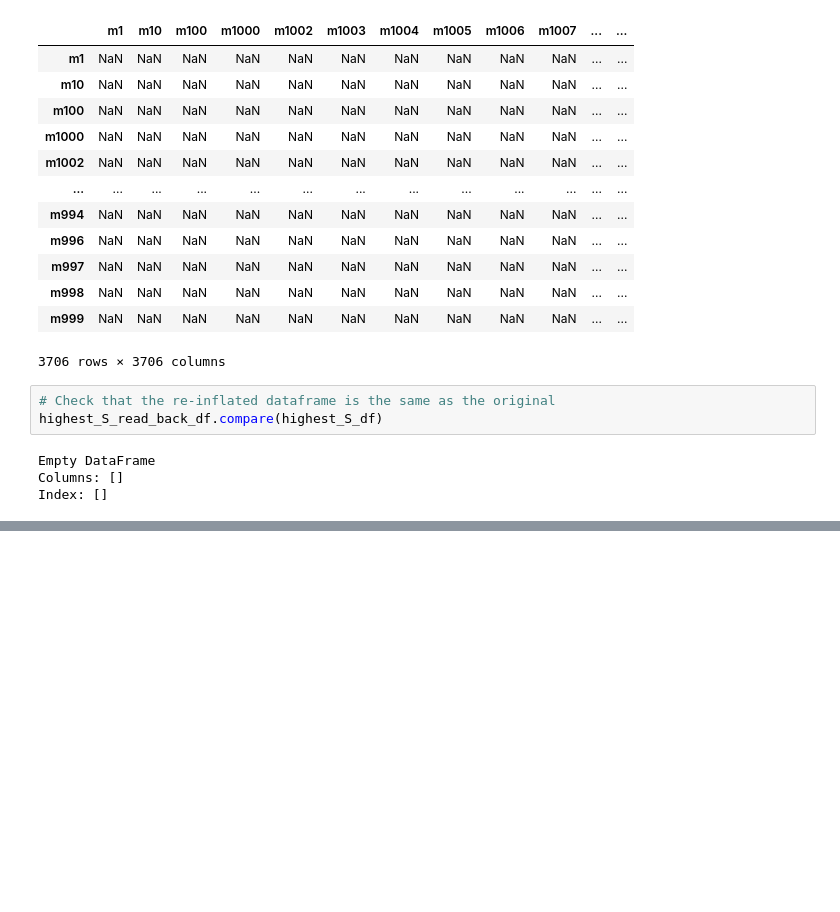
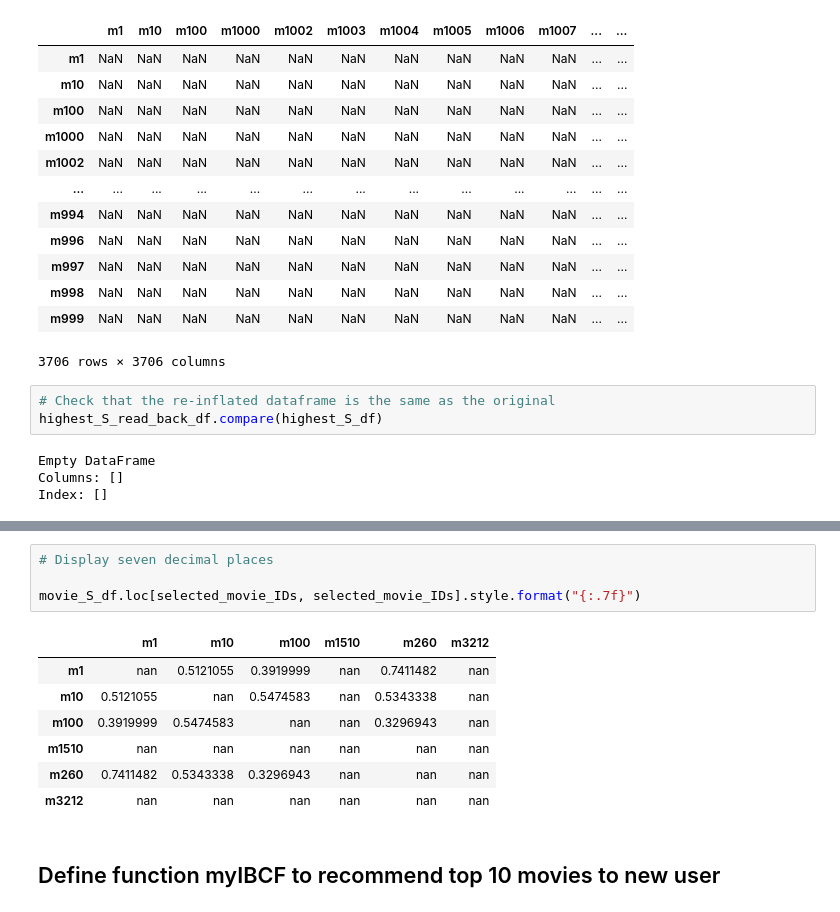
Before and after one commit to NealRyan/CS_598_Project_4-Movie_Recommender_System, a Jupyter notebook: System_II_Similarity_Matrix.ipynb, the cells around one changed output, grey strips where cells are left out. Cells and saved outputs as stored; diff of their text form; blank space fills up the shorter version.

```diff
--- a/System_II_Similarity_Matrix.ipynb
+++ b/System_II_Similarity_Matrix.ipynb
@@ -289,0 +320,14 @@ Index: []
+# %%
+# Display seven decimal places
+
+movie_S_df.loc[selected_movie_IDs, selected_movie_IDs].style.format("{:.7f}")
+# %% [output]
+|  | m1 | m10 | m100 | m1510 | m260 | m3212 |
+| m1 | nan | 0.5121055 | 0.3919999 | nan | 0.7411482 | nan |
+| m10 | 0.5121055 | nan | 0.5474583 | nan | 0.5343338 | nan |
+| m100 | 0.3919999 | 0.5474583 | nan | nan | 0.3296943 | nan |
+| m1510 | nan | nan | nan | nan | nan | nan |
+| m260 | 0.7411482 | 0.5343338 | 0.3296943 | nan | nan | nan |
+| m3212 | nan | nan | nan | nan | nan | nan |
+# %% [markdown]
+## Define function myIBCF to recommend top 10 movies to new user
```
Also changed, not shown: parts of 8 cells of this notebook.
